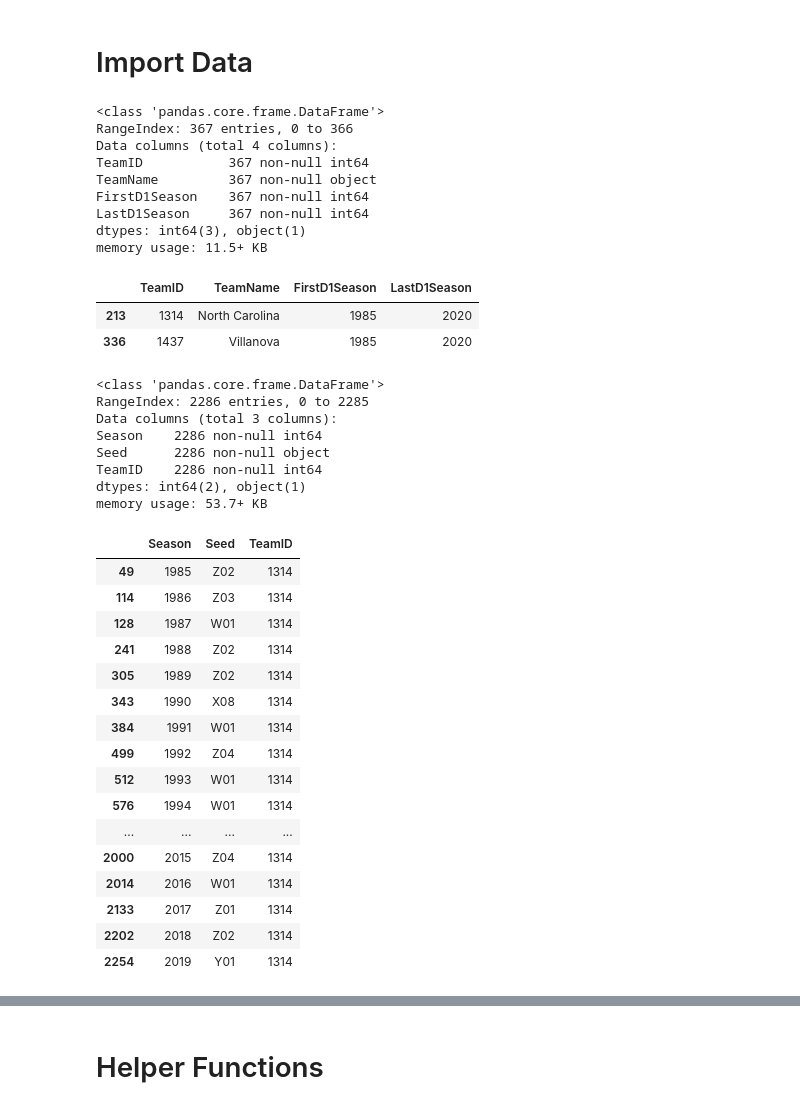
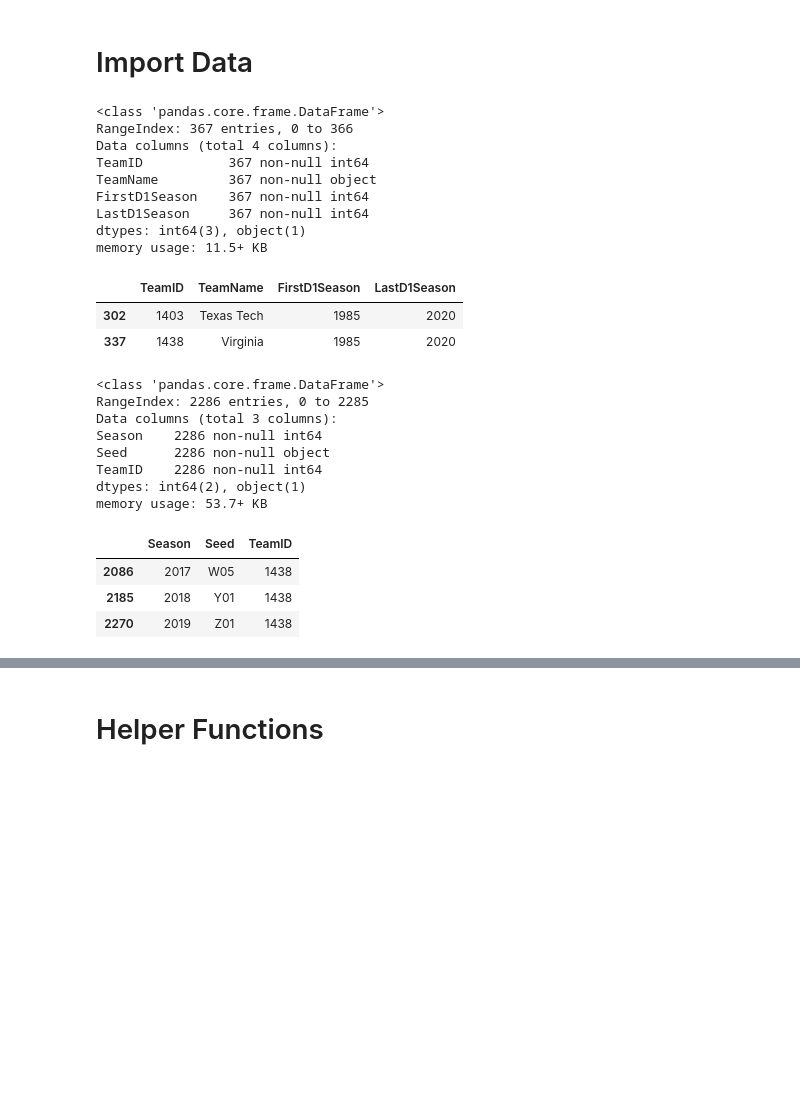
Before and after one commit to nyjgary/march-madness-2020, a Jupyter notebook: March-Madness-2020.ipynb, the cells around one changed output, grey strips where cells are left out. Cells and saved outputs as stored; diff of their text form; code cells hidden in the pictures; blank space fills up the shorter version.

```diff
--- a/March-Madness-2020.ipynb
+++ b/March-Madness-2020.ipynb
@@ -16,7 +15,7 @@ from catboost import CatBoostClassifier, Pool
 # %%
 teams = pd.read_csv('data/MDataFiles_Stage1/MTeams.csv')
 teams.info()
-teams[teams['TeamName'].str.contains('Villanova|North Carolina')] # these teams actually never met in NCAA Tournament
+teams[teams['TeamName'].isin(['Virginia', 'Texas Tech'])]
 # %% [output]
 <class 'pandas.core.frame.DataFrame'>
 RangeIndex: 367 entries, 0 to 366
@@ -28,38 +27,25 @@ LastD1Season     367 non-null int64
 dtypes: int64(3), object(1)
 memory usage: 11.5+ KB
 |  | TeamID | TeamName | FirstD1Season | LastD1Season |
-| 213 | 1314 | North Carolina | 1985 | 2020 |
-| 336 | 1437 | Villanova | 1985 | 2020 |
+| 302 | 1403 | Texas Tech | 1985 | 2020 |
+| 337 | 1438 | Virginia | 1985 | 2020 |
 # %%
 seeds = pd.read_csv('data/MDataFiles_Stage1/MNCAATourneySeeds.csv')
 seeds.info()
-seeds.query("TeamID == 1314") # UNC seedings through the years
+seeds.query("TeamID == 1438").tail(3) # UVA seedings last 3 years
 # %% [output]
 <class 'pandas.core.frame.DataFrame'>
 RangeIndex: 2286 entries, 0 to 2285
 Data columns (total 3 columns):
 Season    2286 non-null int64
 Seed      2286 non-null object
 TeamID    2286 non-null int64
 dtypes: int64(2), object(1)
 memory usage: 53.7+ KB
 |  | Season | Seed | TeamID |
-| 49 | 1985 | Z02 | 1314 |
-| 114 | 1986 | Z03 | 1314 |
-| 128 | 1987 | W01 | 1314 |
-| 241 | 1988 | Z02 | 1314 |
-| 305 | 1989 | Z02 | 1314 |
-| 343 | 1990 | X08 | 1314 |
-| 384 | 1991 | W01 | 1314 |
-| 499 | 1992 | Z04 | 1314 |
-| 512 | 1993 | W01 | 1314 |
-| 576 | 1994 | W01 | 1314 |
-| ... | ... | ... | ... |
-| 2000 | 2015 | Z04 | 1314 |
-| 2014 | 2016 | W01 | 1314 |
-| 2133 | 2017 | Z01 | 1314 |
-| 2202 | 2018 | Z02 | 1314 |
-| 2254 | 2019 | Y01 | 1314 |
+| 2086 | 2017 | W05 | 1438 |
+| 2185 | 2018 | Y01 | 1438 |
+| 2270 | 2019 | Z01 | 1438 |
 # %%
 tourney_results = pd.read_csv('data/MDataFiles_Stage1/MNCAATourneyCompactResults.csv')
 tourney_results.info()
```
Also changed, not shown: parts of 45 cells of this notebook.
